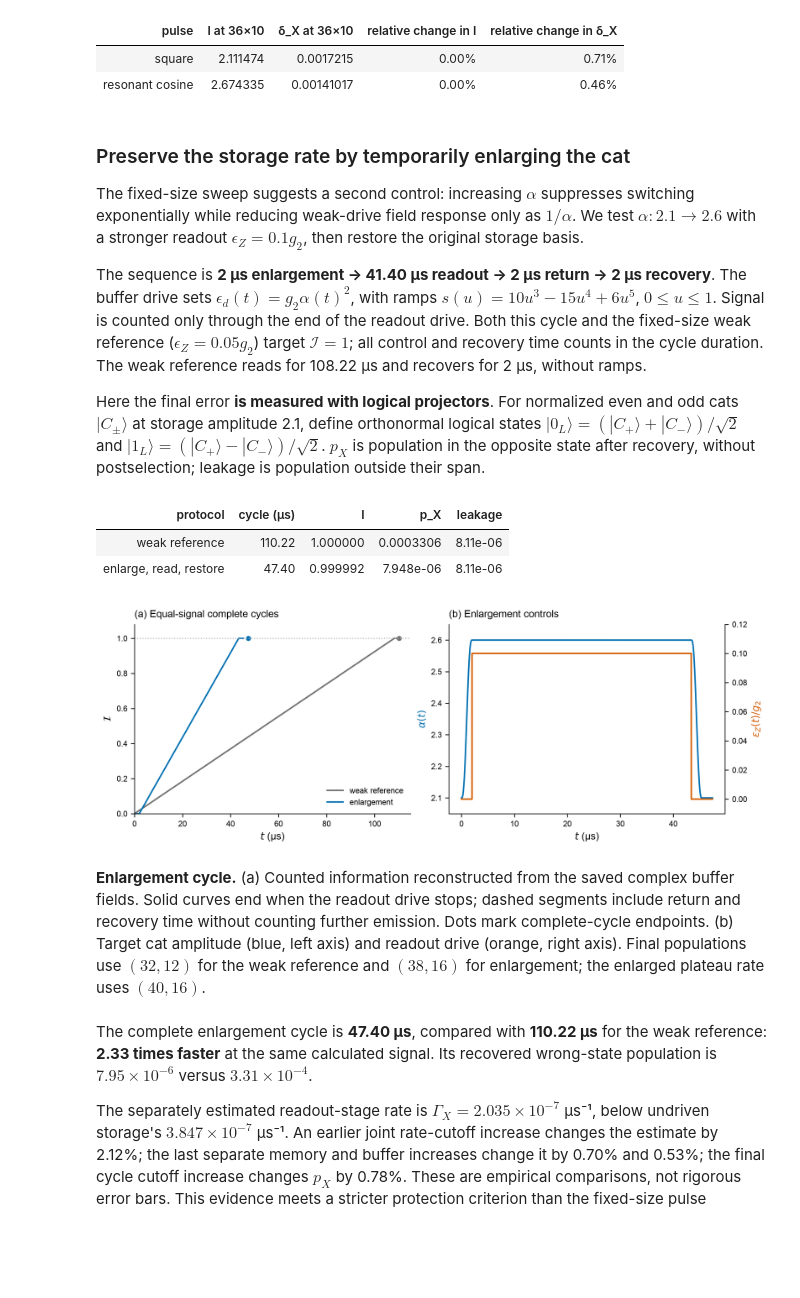
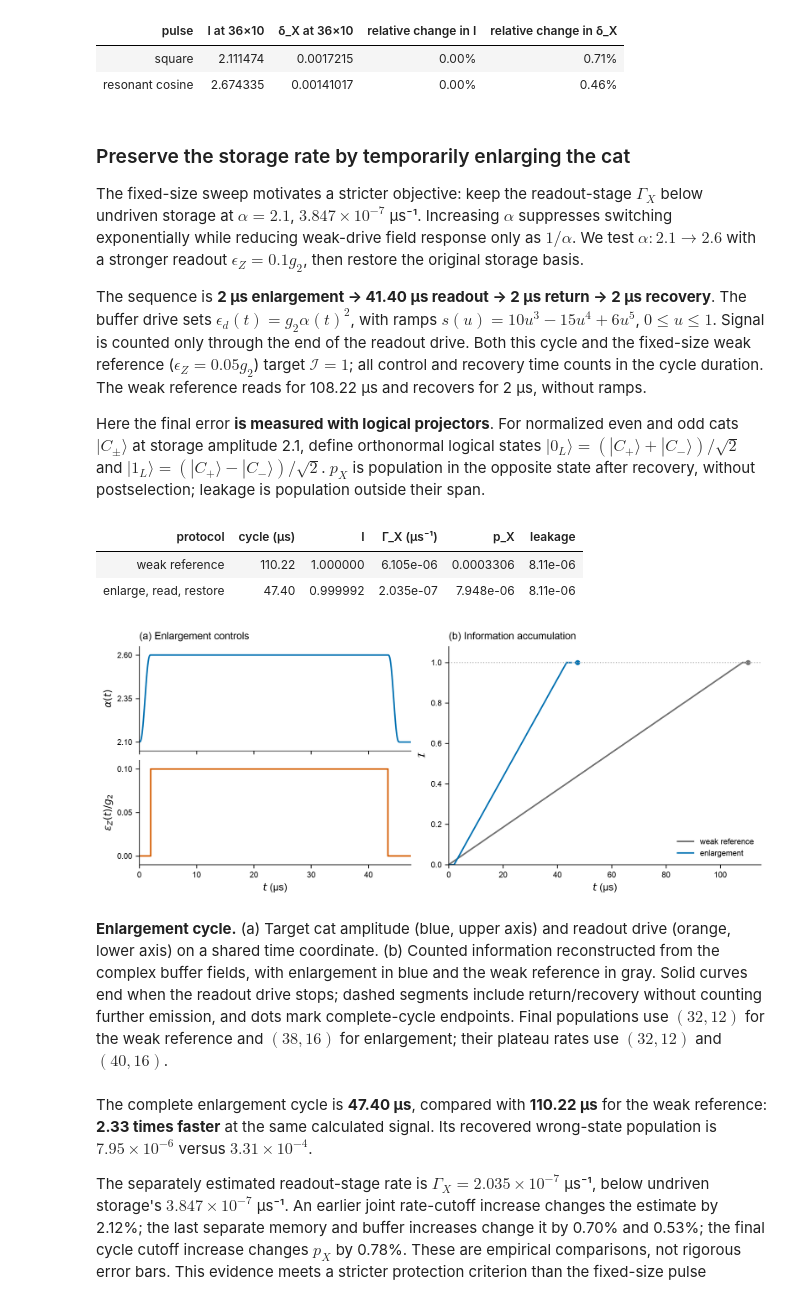
Before and after one commit to pkarakala/duquantum-cat-qubit, a Jupyter notebook: notebooks/09_task_2_4_better_readout.ipynb, the cells around one changed output. Drawn from its saved outputs; the diff is of its cells as text; code cells hidden in the pictures; blank space fills up the shorter version.

Commit message:
Integrate Task 2.4 evidence and clarify enlargement presentation

```diff
--- a/notebooks/09_task_2_4_better_readout.ipynb
+++ b/notebooks/09_task_2_4_better_readout.ipynb
@@ -266,7 +266,7 @@ display(pd.DataFrame(rows).style.hide(axis="index"))
 # %% [markdown]
 ### Preserve the storage rate by temporarily enlarging the cat
 
-The fixed-size sweep suggests a second control: increasing $\alpha$ suppresses switching exponentially while reducing weak-drive field response only as $1/\alpha$. We test $\alpha:2.1\to2.6$ with a stronger readout $\epsilon_Z=0.1g_2$, then restore the original storage basis.
+The fixed-size sweep motivates a stricter objective: keep the readout-stage $\Gamma_X$ below undriven storage at $\alpha=2.1$, $3.847\times10^{-7}$ µs⁻¹. Increasing $\alpha$ suppresses switching exponentially while reducing weak-drive field response only as $1/\alpha$. We test $\alpha:2.1\to2.6$ with a stronger readout $\epsilon_Z=0.1g_2$, then restore the original storage basis.
 
 The sequence is **2 µs enlargement → 41.40 µs readout → 2 µs return → 2 µs recovery**. The buffer drive sets $\epsilon_d(t)=g_2\alpha(t)^2$, with ramps $s(u)=10u^3-15u^4+6u^5$, $0\le u\le1$. Signal is counted only through the end of the readout drive. Both this cycle and the fixed-size weak reference ($\epsilon_Z=0.05g_2$) target $\mathcal I=1$; all control and recovery time counts in the cycle duration. The weak reference reads for 108.22 µs and recovers for 2 µs, without ramps.
 
@@ -275,55 +275,65 @@ Here the final error **is measured with logical projectors**. For normalized eve
 enlargement = json.loads((ROOT / "results/task_2_4_enlargement.json").read_text())
 # The compact archive retains source hashes, convergence records and the selected raw trajectories.
 cycles = {key: value["metrics"] for key, value in enlargement["cycles"].items()}
+plateau_rates = {"baseline": enlargement["weak_readout_reference"]["gamma_x_per_us"],
+                 "amplified": enlargement["spectral_validation"]["primary_result"]["gamma_x_per_us"]}
 display(pd.DataFrame([{
     "protocol": label, "cycle (µs)": f"{cycles[key]['cycle_duration_us']:.2f}",
     "I": f"{cycles[key]['mean_field_information_at_read_end']:.6f}",
+    "Γ_X (µs⁻¹)": f"{plateau_rates[key]:.4g}",
     "p_X": f"{cycles[key]['max_wrong_logical_population']:.4g}",
     "leakage": f"{max(cycles[key]['final_leakage']):.3g}",
 } for key, label in [("baseline", "weak reference"), ("amplified", "enlarge, read, restore")]]).style.hide(axis="index"))
 
 
 from scipy.integrate import cumulative_trapezoid
 archive = np.load(ROOT / "results/task_2_4_enlargement_trajectories.npz", allow_pickle=False)
-fig, ax = plt.subplots(1, 2, figsize=(9.2, 3.3), layout="constrained")
+fig = plt.figure(figsize=(9.2, 3.7), layout="constrained")
+grid = fig.add_gridspec(2, 2, width_ratios=(1, 1.15))
+ax_alpha = fig.add_subplot(grid[0,0])
+ax_drive = fig.add_subplot(grid[1,0], sharex=ax_alpha)
+ax_info = fig.add_subplot(grid[:,1])
 for key, label, color in [("baseline", "weak reference", "0.45"), ("amplified", "enlargement", "C0")]:
     t = archive[f"{key}_t"]
     e = archive[f"{key}_expects"]
     info = cumulative_trapezoid(enlargement["configuration"]["kappa_b"] * (e[1,1].real-e[0,1].real)**2, t, initial=0)
     end = cycles[key]["read_end_us"]
     j = np.flatnonzero(np.isclose(t, end, rtol=0, atol=1e-10))[0]
     assert np.isclose(info[j], cycles[key]["mean_field_information_at_read_end"], rtol=1e-10)
     wrong = max(e[0,6,-1].real, e[1,7,-1].real)
     assert np.isclose(wrong, cycles[key]["max_wrong_logical_population"], rtol=1e-10)
     assert np.max(np.abs(e[:,6]+e[:,7]+e[:,8]-e[:,9])) < 1e-10
-    ax[0].plot(t[:j+1], info[:j+1], color=color, label=label)
-    ax[0].plot([end, t[-1]], [info[j], info[j]], color=color, ls="--")
-    ax[0].plot(t[-1], info[j], "o", color=color, ms=4)
-ax[0].axhline(1, color="0.7", ls=":", lw=1)
-ax[0].set(xlabel=r"$t$ (µs)", ylabel=r"$\mathcal{I}$", xlim=(0,115), ylim=(0,1.08))
-ax[0].legend(loc="lower right")
-P.panel(ax[0], "a", "Equal-signal complete cycles")
+    ax_info.plot(t[:j+1], info[:j+1], color=color, label=label)
+    ax_info.plot([end, t[-1]], [info[j], info[j]], color=color, ls="--")
+    ax_info.plot(t[-1], info[j], "o", color=color, ms=4)
+ax_info.axhline(1, color="0.7", ls=":", lw=1)
+ax_info.set(xlabel=r"$t$ (µs)", ylabel=r"$\mathcal{I}$", xlim=(0,115), ylim=(0,1.08))
+ax_info.legend(loc="lower right")
+P.panel(ax_info, "b", "Information accumulation")
 params = enlargement["cycles"]["amplified"]["parameters"]
 t = archive["amplified_t"]; ramp=params["ramp"]; read=params["read_time"]
 smooth = lambda u: 10*u**3-15*u**4+6*u**5
 u = np.clip(t/ramp, 0, 1); v=np.clip((t-ramp-read)/ramp,0,1)
 al = 2.1 + (params["alpha_readout"]-2.1)*(smooth(u)-smooth(v))
 drive=np.where((t>=ramp)&(t<ramp+read),params["ratio"],0)
-ax[1].plot(t,al,color="C0"); ax[1].set(xlabel=r"$t$ (µs)",ylabel=r"$\alpha(t)$",ylim=(2.05,2.65))
-right=ax[1].twinx();right.plot(t,drive,color="C1");right.set(ylabel=r"$\epsilon_Z(t)/g_2$",ylim=(-.01,.12))
-ax[1].yaxis.label.set_color("C0");right.yaxis.label.set_color("C1"); right.spines["right"].set_visible(True)
-P.panel(ax[1], "b", "Enlargement controls")
+ax_alpha.plot(t, al, color="C0")
+ax_alpha.set(ylabel=r"$\alpha(t)$", ylim=(2.05,2.65), yticks=[2.1,2.35,2.6])
+ax_alpha.tick_params(labelbottom=False)
+ax_drive.step(t, drive, where="post", color="C1")
+ax_drive.set(xlabel=r"$t$ (µs)", ylabel=r"$\epsilon_Z(t)/g_2$",
+             ylim=(-.01,.11), yticks=[0,.05,.1], xlim=(0,t[-1]))
+P.panel(ax_alpha, "a", "Enlargement controls")
 with redirect_stdout(io.StringIO()):
     P.save(fig, "s2/task_2_4_enlargement")
 plt.close(fig)
 show("s2/task_2_4_enlargement")
 # %% [output]
-| protocol | cycle (µs) | I | p_X | leakage |
-| weak reference | 110.22 | 1.000000 | 0.0003306 | 8.11e-06 |
-| enlarge, read, restore | 47.40 | 0.999992 | 7.948e-06 | 8.11e-06 |
+| protocol | cycle (µs) | I | Γ_X (µs⁻¹) | p_X | leakage |
+| weak reference | 110.22 | 1.000000 | 6.105e-06 | 0.0003306 | 8.11e-06 |
+| enlarge, read, restore | 47.40 | 0.999992 | 2.035e-07 | 7.948e-06 | 8.11e-06 |
-[figure, old version]
+[figure, new version]
 # %% [markdown]
-**Enlargement cycle.** (a) Counted information reconstructed from the saved complex buffer fields. Solid curves end when the readout drive stops; dashed segments include return and recovery time without counting further emission. Dots mark complete-cycle endpoints. (b) Target cat amplitude (blue, left axis) and readout drive (orange, right axis). Final populations use $(32,12)$ for the weak reference and $(38,16)$ for enlargement; the enlarged plateau rate uses $(40,16)$.
+**Enlargement cycle.** (a) Target cat amplitude (blue, upper axis) and readout drive (orange, lower axis) on a shared time coordinate. (b) Counted information reconstructed from the complex buffer fields, with enlargement in blue and the weak reference in gray. Solid curves end when the readout drive stops; dashed segments include return/recovery without counting further emission, and dots mark complete-cycle endpoints. Final populations use $(32,12)$ for the weak reference and $(38,16)$ for enlargement; their plateau rates use $(32,12)$ and $(40,16)$.
 # %% [markdown]
 The complete enlargement cycle is **47.40 µs**, compared with **110.22 µs** for the weak reference: **2.33 times faster** at the same calculated signal. Its recovered wrong-state population is $7.95\times10^{-6}$ versus $3.31\times10^{-4}$.
 
```
Also changed, not shown: parts of 1 cell of this notebook, 4 other files.
